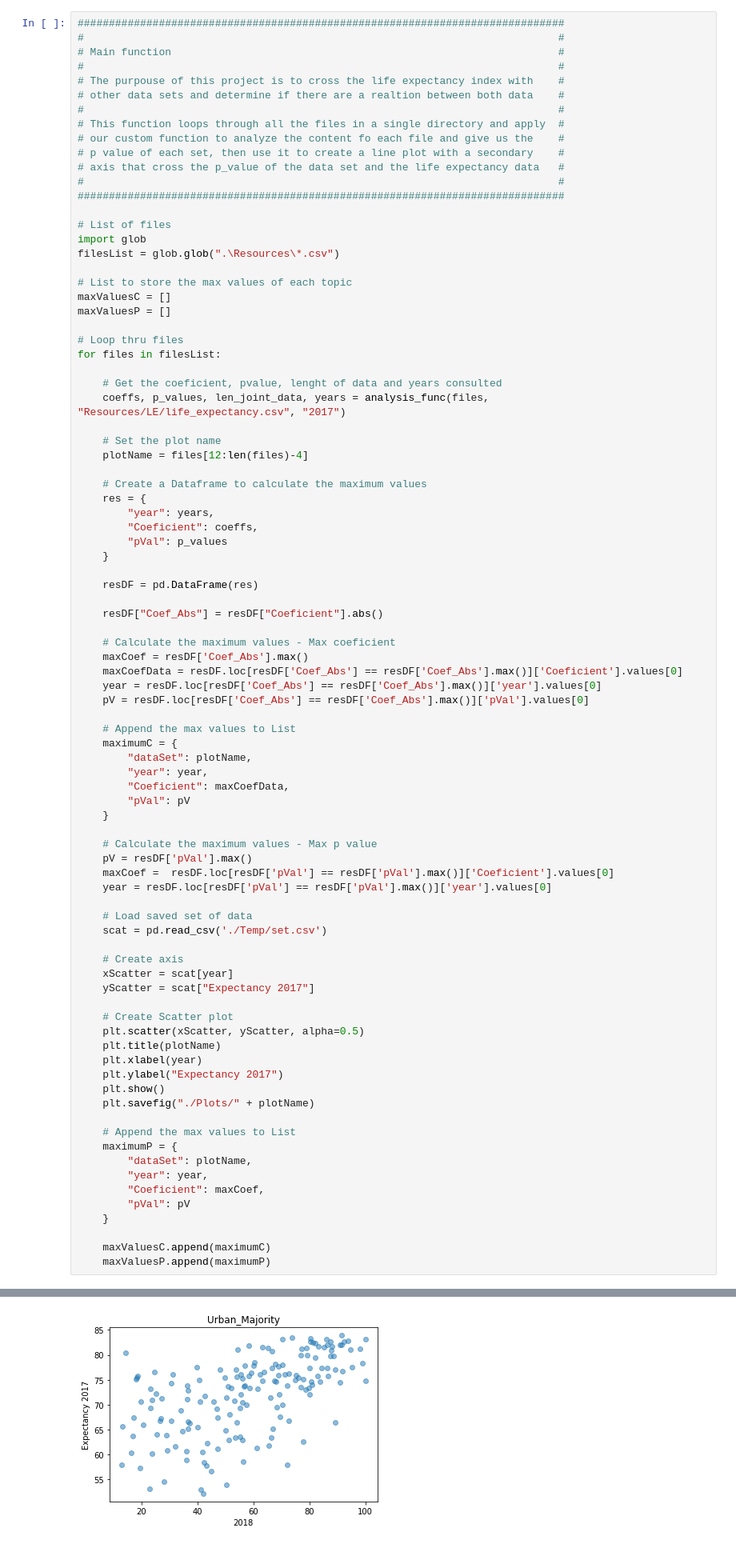
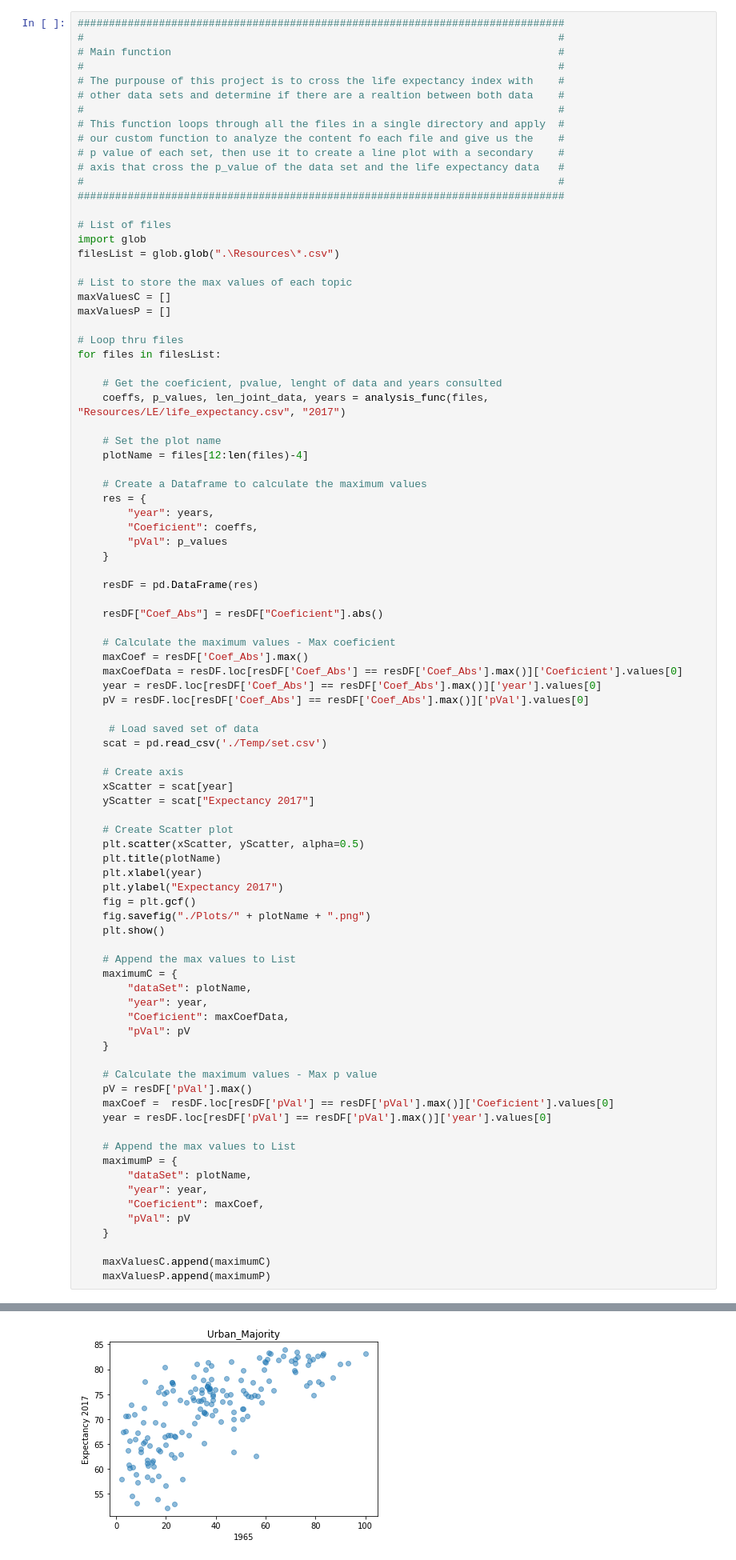
Before and after one commit to mikequaltrium/TecDataProject1Clean, a Jupyter notebook: MainProject.ipynb, the cells around one changed output, grey strips where cells are left out. Shown at 80% size. Saved outputs shown, nothing was run; the diff lists cells and outputs as text.

Commit message:
Scatter fixed

```diff
--- a/MainProject.ipynb
+++ b/MainProject.ipynb
@@ -130,6 +130,22 @@ for files in filesList:
     year = resDF.loc[resDF['Coef_Abs'] == resDF['Coef_Abs'].max()]['year'].values[0]
     pV = resDF.loc[resDF['Coef_Abs'] == resDF['Coef_Abs'].max()]['pVal'].values[0]
 
+     # Load saved set of data
+    scat = pd.read_csv('./Temp/set.csv')
+
+    # Create axis
+    xScatter = scat[year]
+    yScatter = scat["Expectancy 2017"]
+
+    # Create Scatter plot
+    plt.scatter(xScatter, yScatter, alpha=0.5)
+    plt.title(plotName)
+    plt.xlabel(year)
+    plt.ylabel("Expectancy 2017")
+    fig = plt.gcf()
+    fig.savefig("./Plots/" + plotName + ".png")
+    plt.show()
+
     # Append the max values to List
     maximumC = {
         "dataSet": plotName,
@@ -143,21 +159,6 @@ for files in filesList:
     maxCoef =  resDF.loc[resDF['pVal'] == resDF['pVal'].max()]['Coeficient'].values[0]
     year = resDF.loc[resDF['pVal'] == resDF['pVal'].max()]['year'].values[0]
 
-    # Load saved set of data
-    scat = pd.read_csv('./Temp/set.csv')
-
-    # Create axis
-    xScatter = scat[year]
-    yScatter = scat["Expectancy 2017"]
-
-    # Create Scatter plot
-    plt.scatter(xScatter, yScatter, alpha=0.5)
-    plt.title(plotName)
-    plt.xlabel(year)
-    plt.ylabel("Expectancy 2017")
-    plt.show()
-    plt.savefig("./Plots/" + plotName)
-
     # Append the max values to List
     maximumP = {
         "dataSet": plotName,
@@ -179 +180 @@ for files in filesList:
-[figure, old version]
+[figure, new version]
```
Also changed, not shown: parts of 1 cell of this notebook, 9 other files.
